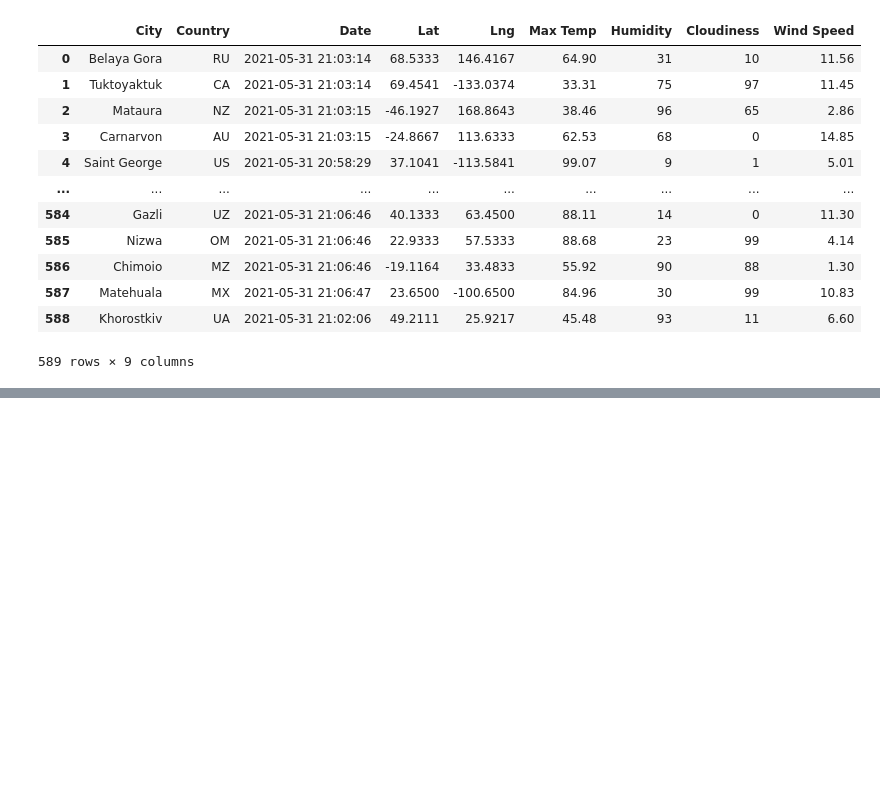
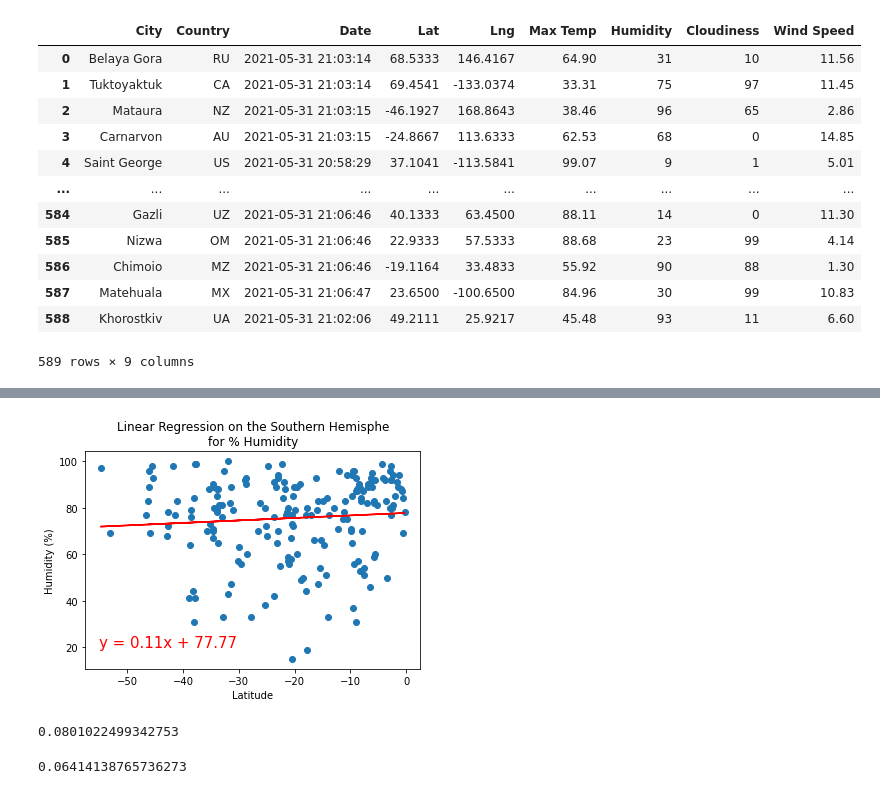
Before and after one commit to js816/World_Weather_Analysis, a Jupyter notebook: WeatherPy.ipynb, the cells around one changed output, grey strips where cells are left out. Drawn from its saved outputs; the diff is of its cells as text; code cells hidden in the pictures; blank space fills up the shorter version.

```diff
--- a/WeatherPy.ipynb
+++ b/WeatherPy.ipynb
@@ -366,0 +478,19 @@ plt.show()
+# %%
+# Linear regression on the Southern Hemisphere Humidity
+x_values = southern_hemi_df["Lat"]
+y_values = southern_hemi_df["Humidity"]
+# Call the function.
+plot_linear_regression(x_values, y_values,
+                       'Linear Regression on the Southern Hemisphe\nfor % Humidity', 'Humidity (%)',(-55,20))
+# %% [output]
+[figure, added]
+# %%
+(slope, intercept, r_value, p_value, std_err) = linregress(southern_hemi_df['Lat'], southern_hemi_df['Humidity'])
+southern_hemi_hum_r_value = r_value
+southern_hemi_hum_r_value
+# %% [output]
+0.0801022499342753
+# %%
+northern_hemi_hum_r_value
+# %% [output]
+0.06414138765736273
```
Also changed, not shown: parts of 33 cells of this notebook.
